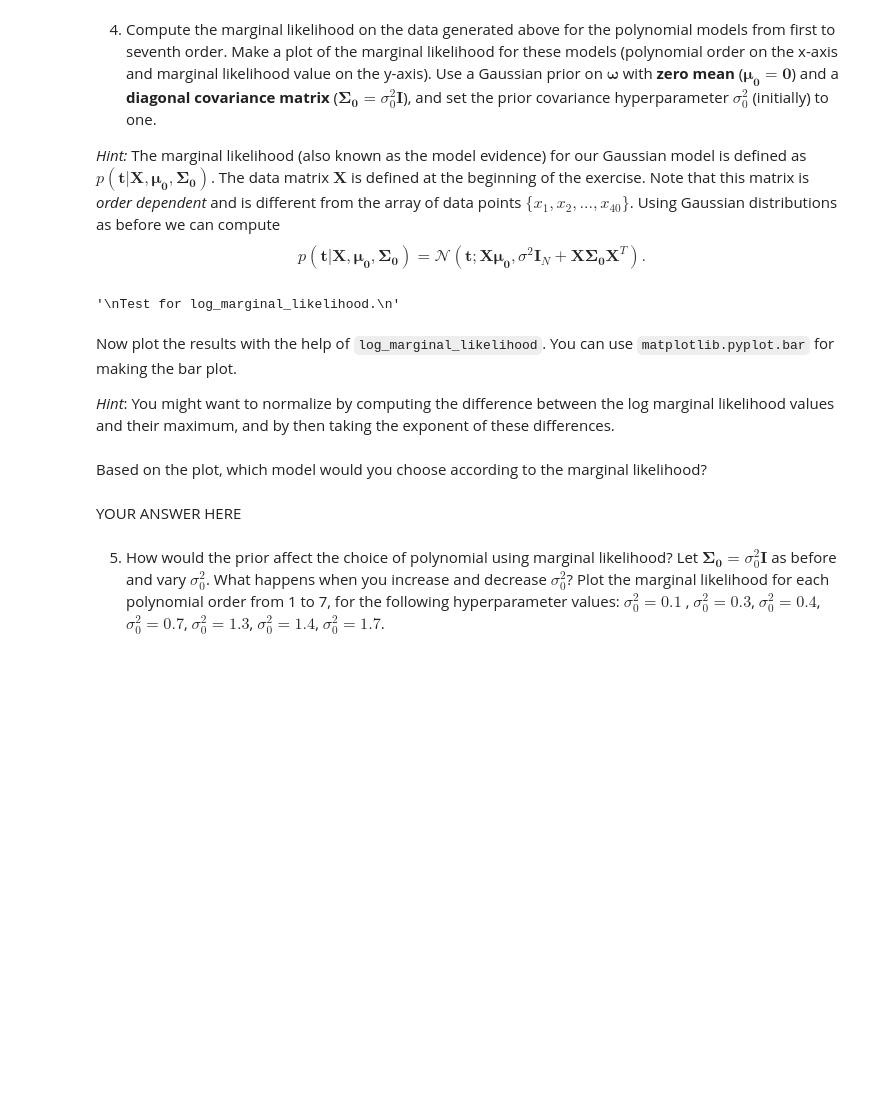
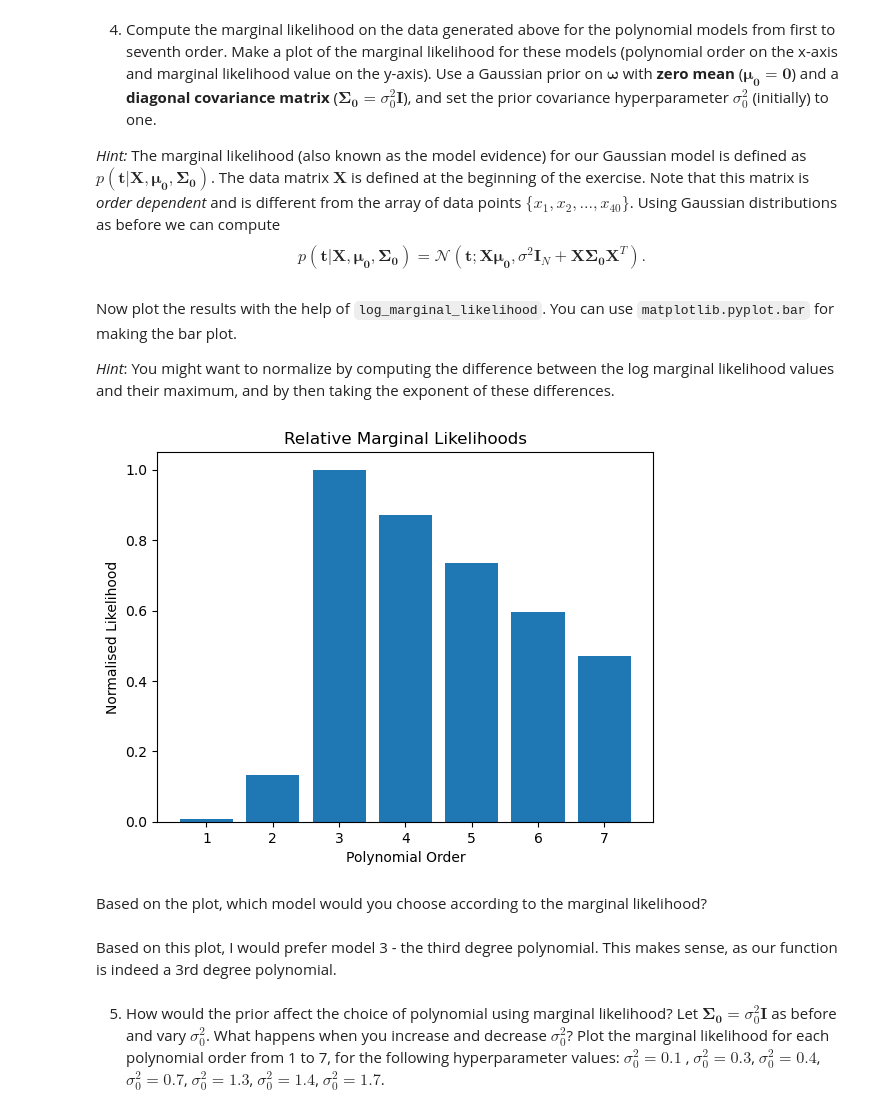
Before and after one commit to meraxion/SML24, a Jupyter notebook: SML24_as03/SML24_as03_3.ipynb, the cells around one changed output. Cells and saved outputs as stored; diff of their text form; code cells hidden in the pictures; blank space fills up the shorter version.

Commit message:
finished, i think

```diff
--- a/SML24_as03/SML24_as03_3.ipynb
+++ b/SML24_as03/SML24_as03_3.ipynb
@@ -166,11 +166,12 @@ t : Nx1 array
 """
 # YOUR CODE HERE
 # 40 random input points:
-xs = np.atleast_2d(np.random.randint(-5, 5, 40))
+num_data_points = 40
+xs = np.atleast_2d(np.random.randint(-5, 5, num_data_points))
 
 # apply the function and add noise
 var = 150
-ts = f(xs) + np.random.normal(0, np.sqrt(var), 40)
+ts = f(xs) + np.random.normal(0, np.sqrt(var), num_data_points)
 
 axis = np.linspace(-5, 5, 500)
 plt.plot(axis, f(axis), label="True function")
@@ -214,10 +215,10 @@ def log_marginal_likelihood(X, N, t, sigma_0=1, sigma_n=1):
     # YOUR CODE HERE
 
     orders = np.arange(1, 8)
-    margs  = []
+    margs  = np.zeros(7)
 
-    # NOTE: for a Bayesian linear regression model of the form y = X@Theta + epsilon, where epsilon represents the "sampling" noise of our data, we need a parameter for that sampling noise. In the equation above, that is, as far as I can tell, the $sigma^2$ (with NO sub-script). However, no guidance was given for this. Therefore, I set it to equal 1. This is obviously ludicrious wrt our generated data, where the actual covariance was sqrt(150), but... it would work for standardized data.
-    sigma_n = 1
+    # NOTE: for a Bayesian linear regression model of the form y = X@Theta + epsilon, where epsilon represents the "sampling" noise of our data, we need a parameter for that sampling noise. In the equation above, that is, as far as I can tell, the $sigma^2$ (with NO sub-script). However, no guidance was given for this. Therefore, I set it to equal 150, which is the value for the "noise" given in one of the previous exercises. This is obviously unrealistic for a real project, where we don't know the true sampling noise...but in real Bayesian Linear Regression that's also a parameter that can be estimated, so...I think this is fine. If I were to estimate it I would set a gamma or exponential prior on it, related to the "span" of our data. Or I would just normalize this data and set the prior over this parameter to have a lot of density between 0.001 and 0.1.
+    sigma_n = 150
 
     def lml(t, x, M, m0=0, sig_0=sigma_0):
         mu0 = np.full(M+1, m0)
@@ -225,16 +226,13 @@ def log_marginal_likelihood(X, N, t, sigma_0=1, sigma_n=1):
         mean = x@mu0
         cov = sigma_n*np.eye(N)+x@Sig_0@x.T
 
-        # Implementation to get lognormal distribution:
+        # get lognormal distribution:
         sign, log_det_sigma_0 = np.linalg.slogdet(cov)
         diff = t - mean
-
         cov_inv = np.linalg.inv(cov)
-
         ll = -0.5 * (diff@cov_inv@diff.T + N * (np.log(2*np.pi) + log_det_sigma_0))
 
-        return ll
-
+        return ll.item()
 
     for i, M in enumerate(orders):
         # construct data matrix
@@ -243,12 +241,6 @@ def log_marginal_likelihood(X, N, t, sigma_0=1, sigma_n=1):
             x[:,j] = X**j
 
         # get log marginal likelihoods
-        margs.append(lml(t, x, M))
+        margs[i] = (lml(t, x, M))
 
-    return margs
+    return list(margs)
-# %%
-"""
-Test for log_marginal_likelihood.
-"""
-# %% [output]
-'\nTest for log_marginal_likelihood.\n'
@@ -265,6 +256,24 @@ raise NotImplementedError()
+# %%
+"""
+Plot the marginal likelihood values for different polynomial orders.
+"""
+# YOUR CODE HERE
+
+margs = log_marginal_likelihood(xs, num_data_points, ts)
+diffs = margs - np.max(margs)
+# I was running into numerical overflow issues, so doing this to make an actual readable plot while still maintaining relative evidence:
+diffs=diffs/1000
+
+plt.bar(np.arange(1,8), np.exp(diffs))
+plt.xlabel("Polynomial Order")
+plt.ylabel("Normalised Likelihood")
+plt.title("Relative Marginal Likelihoods")
+plt.show()
+# %% [output]
+[figure, added]
 # %% [markdown]
 Based on the plot, which model would you choose according to the marginal likelihood?
-# %% [markdown]
-YOUR ANSWER HERE
+# %% [markdown]
+Based on this plot, I would prefer model 3 - the third degree polynomial. This makes sense, as our function is indeed a 3rd degree polynomial.
 # %% [markdown]
 5. How would the prior affect the choice of polynomial using marginal likelihood? Let $\boldsymbol{\Sigma_{0}}=\sigma_{0}^{2}\boldsymbol{I}$ as before and vary $\sigma_{0}^{2}$. What happens when you increase and decrease $\sigma_{0}^{2}$? Plot the marginal likelihood for each polynomial order from 1 to 7, for the following hyperparameter values: $\sigma_{0}^{2}=0.1$ , $\sigma_{0}^{2}=0.3$, $\sigma_{0}^{2}=0.4$, $\sigma_{0}^{2}=0.7$, $\sigma_{0}^{2}=1.3$, $\sigma_{0}^{2}=1.4$, $\sigma_{0}^{2}=1.7$.
```
Also changed, not shown: parts of 7 cells of this notebook.
